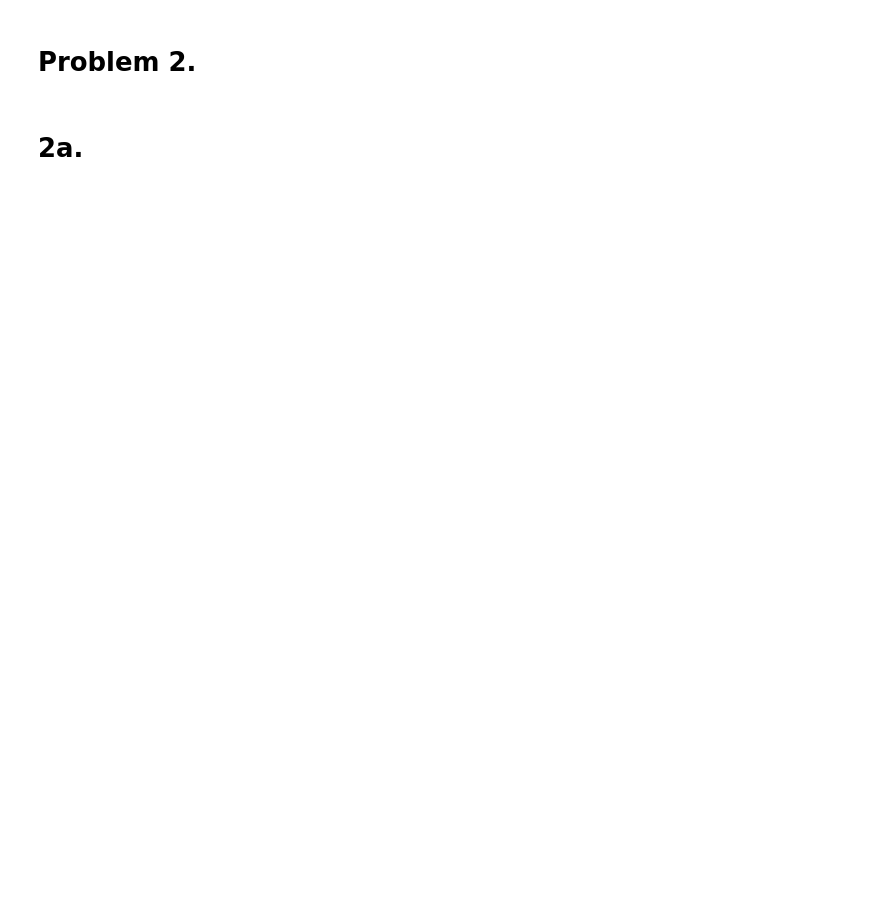
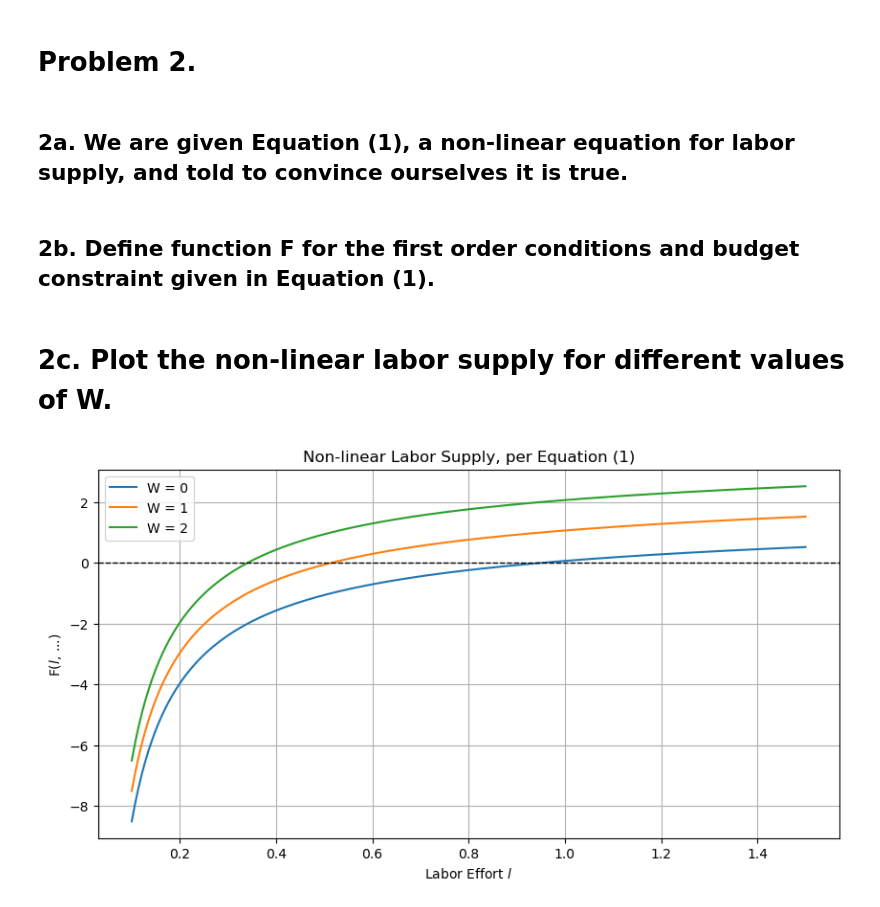
Before and after one commit to Vazquez-Michael-V/560_homework, a Jupyter notebook: econ_560_exam_1.ipynb, the cells around one changed output. Drawn from its saved outputs; the diff is of its cells as text; code cells hidden in the pictures; blank space fills up the shorter version.

```diff
--- a/econ_560_exam_1.ipynb
+++ b/econ_560_exam_1.ipynb
@@ -223,4 +225,6 @@ The vector operations were 93.0% faster than the loop calculation.
 # %% [markdown]
 # Problem 2.
 # %% [markdown]
-# 2a.
+## 2a. We are given Equation (1), a non-linear equation for labor supply, and told to convince ourselves it is true.
+# %% [markdown]
+## 2b. Define function F for the first order conditions and budget constraint given in Equation (1).
@@ -226,0 +253,39 @@ The vector operations were 93.0% faster than the loop calculation.
+# %% [markdown]
+# 2c. Plot the non-linear labor supply for different values of W.
+# %%
+l = np.linspace(start=0.1, stop=1.5, num=200)
+# W = 1
+alpha = 0.66
+v = 1.3
+sigma = 2
+psi = 1.5
+beta = 0.98
+r = 0.04
+
+# We are told to plot 3 values of W, W = 0, 1, 2. Place these ndarrays of labor supply into a list.
+labor_supply_list = [
+    F(
+        _l=l,
+        _W=w,
+        _alpha=alpha,
+        _sigma=sigma,
+        _v=v,
+        _psi=psi,
+        _beta=beta,
+        _r=r
+    ) for w in range(0, 3)
+]
+
+plt.figure(figsize=(10,5))
+for num, ls in enumerate(labor_supply_list):
+    plt.plot(l, ls, label=f'W = {num}')
+plt.title("Non-linear Labor Supply, per Equation (1)")
+plt.xlabel(f"Labor Effort $l$")
+plt.ylabel(f"F($l$, ...)")
+plt.legend()
+plt.grid(True)
+# Add the line y = 0.
+plt.axhline(0, color='black', linestyle='--', linewidth=1)
+plt.show()
+# %% [output]
+[figure, added]
```
Also changed, not shown: parts of 13 cells of this notebook.
